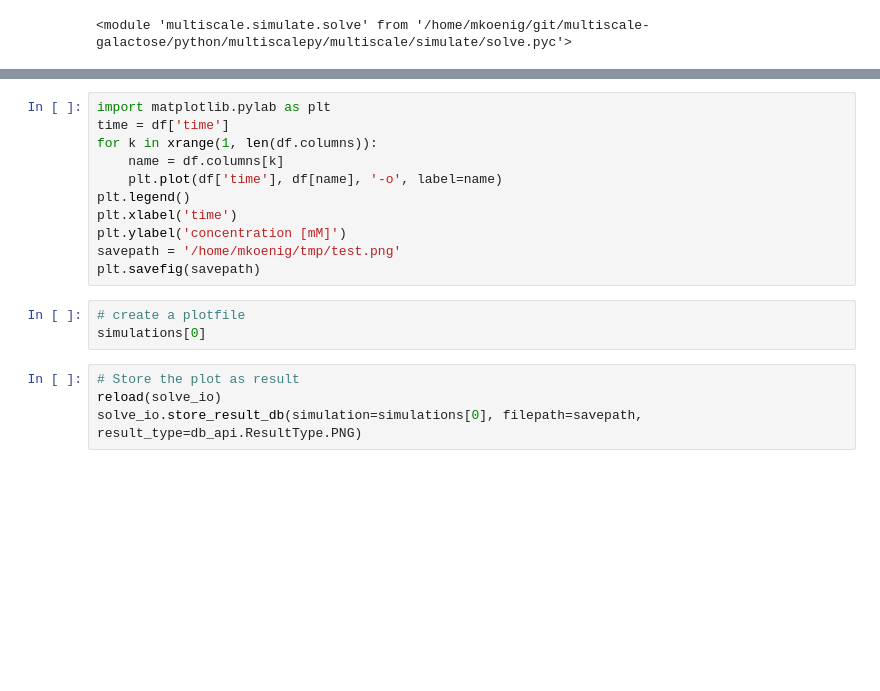
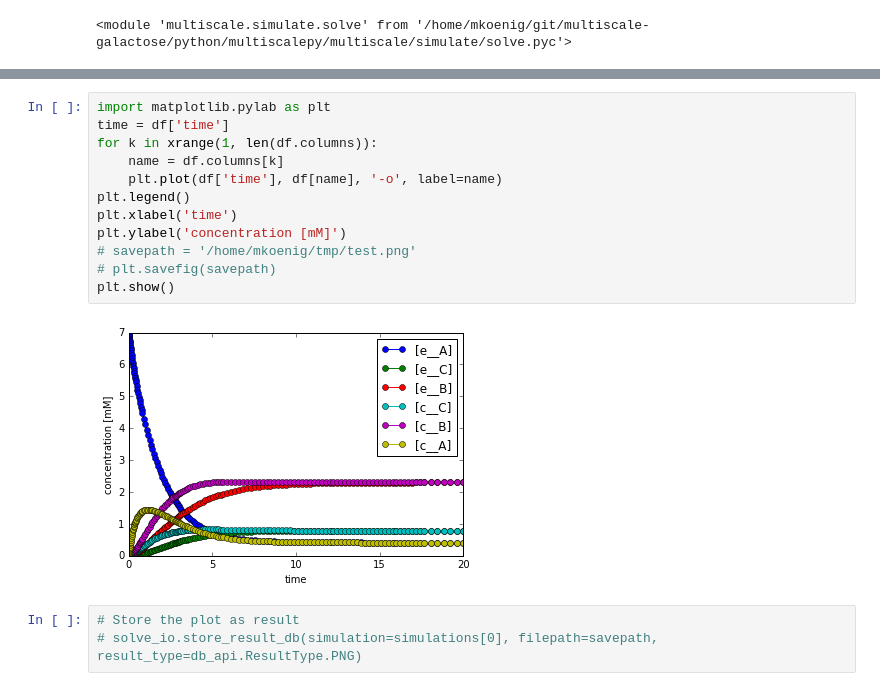
Before and after one commit to jingyayeah/multiscale-galactose, a Jupyter notebook: python/multiscalepy/multiscale/examples/notebooks/demo_django.ipynb, the cells around one changed output, grey strips where cells are left out. Drawn from its saved outputs; the diff is of its cells as text; blank space fills up the shorter version.

Commit message:
Starting documentation and cleaning simulation

```diff
--- a/python/multiscalepy/multiscale/examples/notebooks/demo_django.ipynb
+++ b/python/multiscalepy/multiscale/examples/notebooks/demo_django.ipynb
@@ -303,18 +314,17 @@ print len(df)
 # %%
 import matplotlib.pylab as plt
 time = df['time']
 for k in xrange(1, len(df.columns)):
     name = df.columns[k]
     plt.plot(df['time'], df[name], '-o', label=name)
 plt.legend()
 plt.xlabel('time')
 plt.ylabel('concentration [mM]')
-savepath = '/home/mkoenig/tmp/test.png'
-plt.savefig(savepath)
+# savepath = '/home/mkoenig/tmp/test.png'
+# plt.savefig(savepath)
+plt.show()
+# %% [output]
+[figure, added]
-# %%
-# create a plotfile
-simulations[0]
 # %%
 # Store the plot as result
-reload(solve_io)
-solve_io.store_result_db(simulation=simulations[0], filepath=savepath, result_type=db_api.ResultType.PNG)
+# solve_io.store_result_db(simulation=simulations[0], filepath=savepath, result_type=db_api.ResultType.PNG)
```
Also changed, not shown: parts of 9 cells of this notebook, 42 other files.
